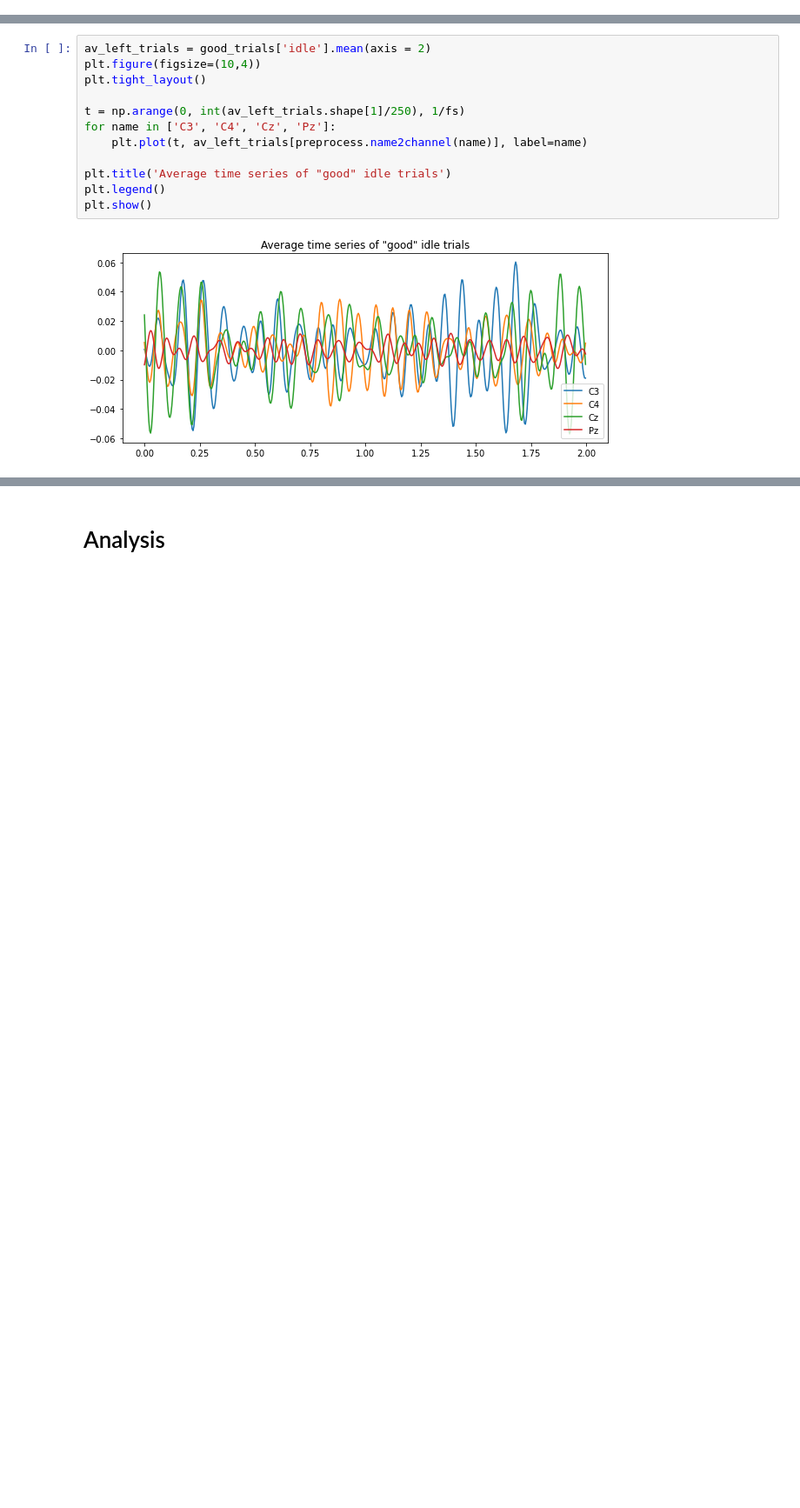
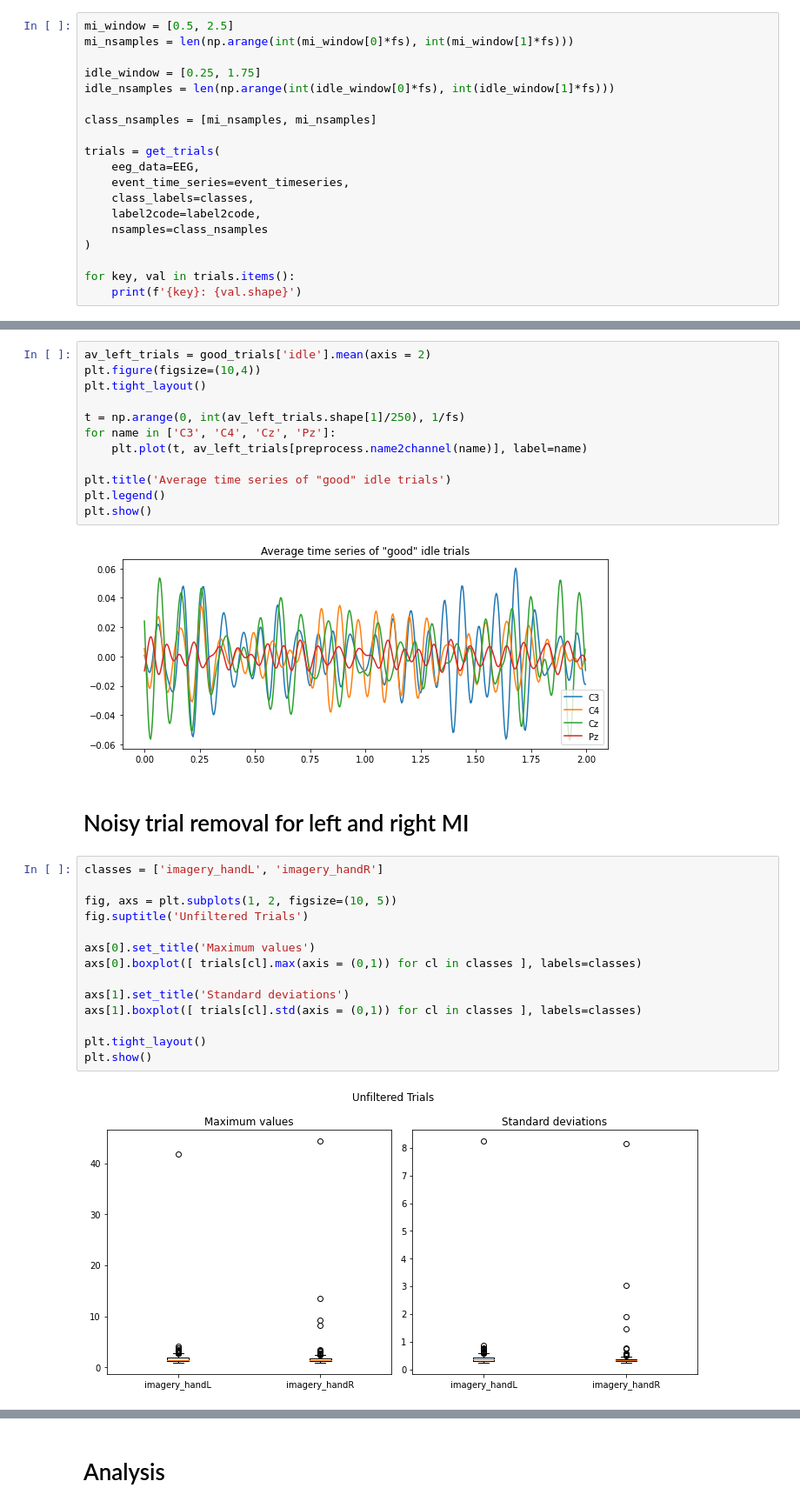
Before and after one commit to Jake-Jay/motor-imagery, a Jupyter notebook: FullPipeline_01_idle_vs_MI.ipynb, the cells around one changed output, grey strips where cells are left out. Shown at 87% size. Drawn from its saved outputs; the diff is of its cells as text; blank space fills up the shorter version.

Commit message:
idle_MI pipeline without combined prediction

```diff
--- a/FullPipeline_01_idle_vs_MI.ipynb
+++ b/FullPipeline_01_idle_vs_MI.ipynb
@@ -385,0 +369,19 @@ print(trials['cue_handL'].shape, trials['cue_handR'].shape)
+# %%
+mi_window = [0.5, 2.5]
+mi_nsamples = len(np.arange(int(mi_window[0]*fs), int(mi_window[1]*fs)))
+
+idle_window = [0.25, 1.75]
+idle_nsamples = len(np.arange(int(idle_window[0]*fs), int(idle_window[1]*fs)))
+
+class_nsamples = [mi_nsamples, mi_nsamples]
+
+trials = get_trials(
+    eeg_data=EEG,
+    event_time_series=event_timeseries,
+    class_labels=classes,
+    label2code=label2code,
+    nsamples=class_nsamples
+)
+
+for key, val in trials.items():
+    print(f'{key}: {val.shape}')
@@ -497,3 +502,21 @@ plt.legend()
 plt.show()
 # %% [output]
 [figure]
+# %% [markdown]
+# Noisy trial removal for left and right MI
+# %%
+classes = ['imagery_handL', 'imagery_handR']
+
+fig, axs = plt.subplots(1, 2, figsize=(10, 5))
+fig.suptitle('Unfiltered Trials')
+
+axs[0].set_title('Maximum values')
+axs[0].boxplot([ trials[cl].max(axis = (0,1)) for cl in classes ], labels=classes)
+
+axs[1].set_title('Standard deviations')
+axs[1].boxplot([ trials[cl].std(axis = (0,1)) for cl in classes ], labels=classes)
+
+plt.tight_layout()
+plt.show()
+# %% [output]
+[figure, added]
```
Also changed, not shown: parts of 31 cells of this notebook, 2 other files.
